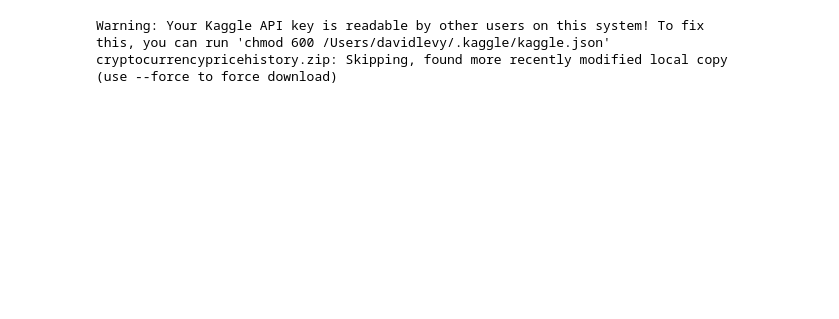
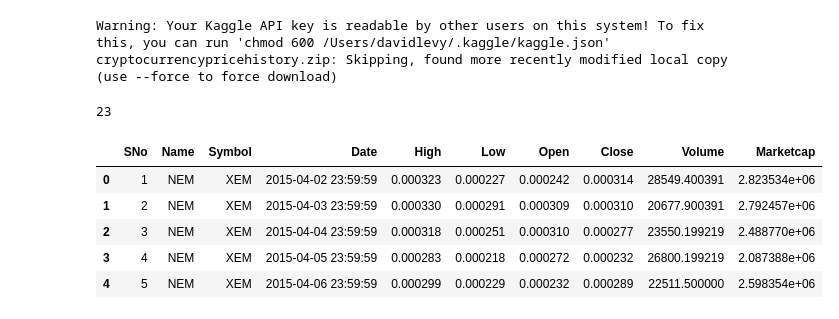
Before and after one commit to JosefinadeSolminihac/project_1, a Jupyter notebook: kaggle_eda_dml.ipynb, the cells around one changed output. Cells and saved outputs as stored; diff of their text form; code cells hidden in the pictures; blank space fills up the shorter version.

```diff
--- a/kaggle_eda_dml.ipynb
+++ b/kaggle_eda_dml.ipynb
@@ -30,0 +30,15 @@ frame_dict[0].head()
+# %%
+# how many files do we have?
+print(len(frame_dict))
+# %% [output]
+23
+# %%
+# visualize the dataframe associated with the first key in the dictionary for sanity check
+frame_dict[list(frame_dict.keys())[0]].head(5)
+# %% [output]
+|  | SNo | Name | Symbol | Date | High | Low | Open | Close | Volume | Marketcap |
+| 0 | 1 | NEM | XEM | 2015-04-02 23:59:59 | 0.000323 | 0.000227 | 0.000242 | 0.000314 | 28549.400391 | 2.823534e+06 |
+| 1 | 2 | NEM | XEM | 2015-04-03 23:59:59 | 0.000330 | 0.000291 | 0.000309 | 0.000310 | 20677.900391 | 2.792457e+06 |
+| 2 | 3 | NEM | XEM | 2015-04-04 23:59:59 | 0.000318 | 0.000251 | 0.000310 | 0.000277 | 23550.199219 | 2.488770e+06 |
+| 3 | 4 | NEM | XEM | 2015-04-05 23:59:59 | 0.000283 | 0.000218 | 0.000272 | 0.000232 | 26800.199219 | 2.087388e+06 |
+| 4 | 5 | NEM | XEM | 2015-04-06 23:59:59 | 0.000299 | 0.000229 | 0.000232 | 0.000289 | 22511.500000 | 2.598354e+06 |
```
Also changed, not shown: parts of 7 cells of this notebook.
